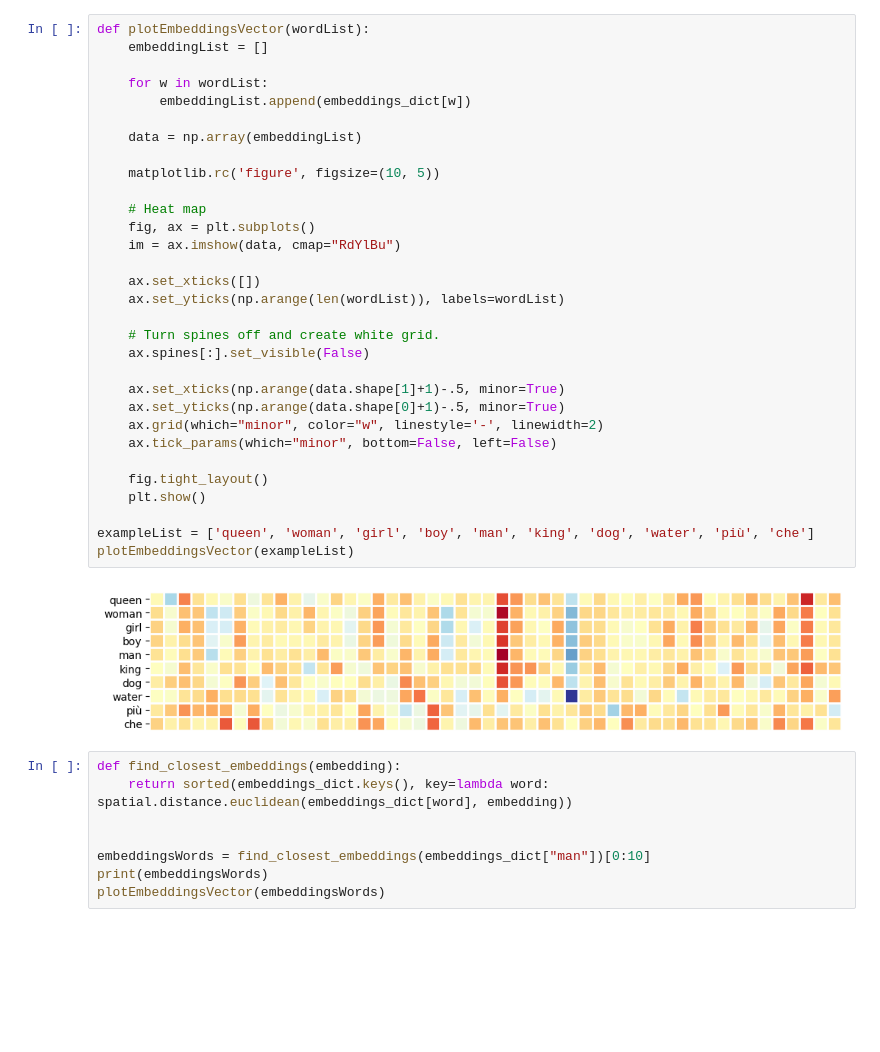
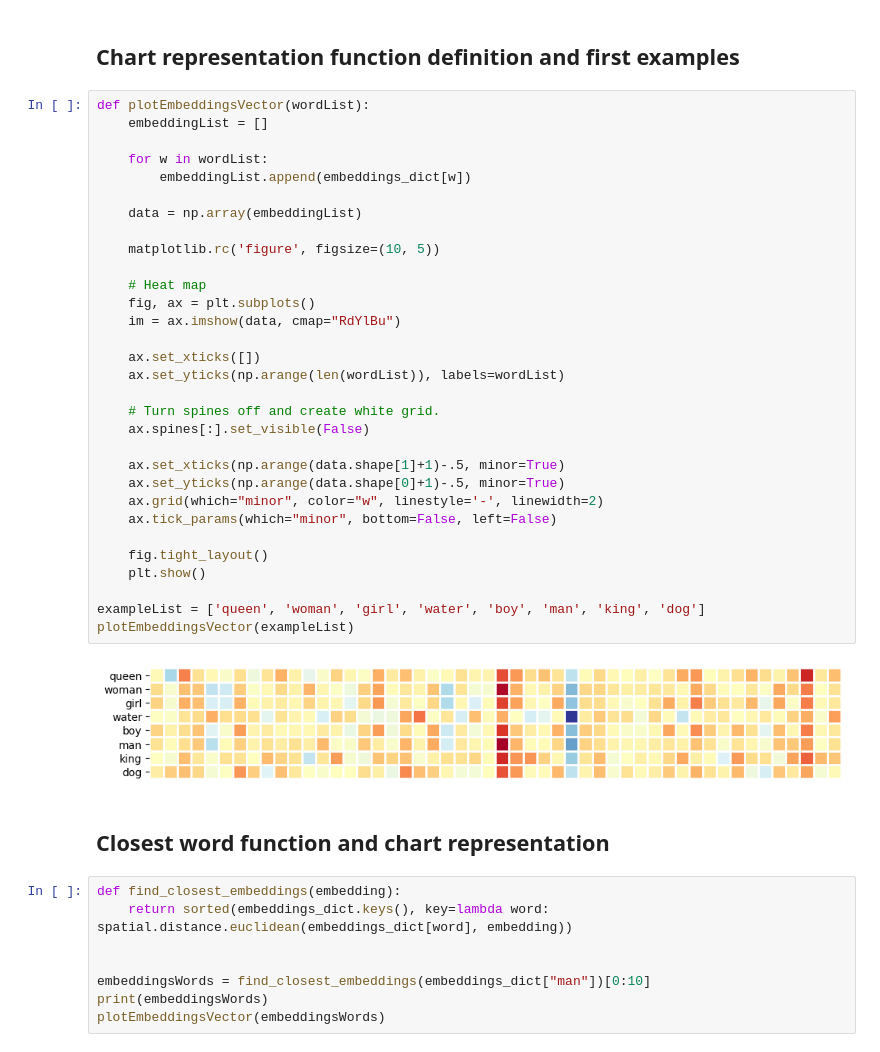
Before and after one commit to turriedoardo/embeddings-test, a Jupyter notebook: GloveVectorsExample.ipynb, the cells around one changed output. Saved outputs shown, nothing was run; the diff lists cells and outputs as text; blank space fills up the shorter version.

```diff
--- a/GloveVectorsExample.ipynb
+++ b/GloveVectorsExample.ipynb
@@ -28,39 +30,43 @@ print(embeddings_dict['king'])
   0.16754   0.34344  -0.25663  -0.8523    0.1661    0.40102   1.1685
  -1.0137   -0.21585  -0.15155   0.78321  -0.91241  -1.6106   -0.64426
  -0.51042 ]
+# %% [markdown]
+## Chart representation function definition and first examples
 # %%
 def plotEmbeddingsVector(wordList):
     embeddingList = []
 
     for w in wordList:
         embeddingList.append(embeddings_dict[w])
 
     data = np.array(embeddingList)
 
     matplotlib.rc('figure', figsize=(10, 5))
 
     # Heat map
     fig, ax = plt.subplots()
     im = ax.imshow(data, cmap="RdYlBu")
 
     ax.set_xticks([])
     ax.set_yticks(np.arange(len(wordList)), labels=wordList)
 
     # Turn spines off and create white grid.
     ax.spines[:].set_visible(False)
 
     ax.set_xticks(np.arange(data.shape[1]+1)-.5, minor=True)
     ax.set_yticks(np.arange(data.shape[0]+1)-.5, minor=True)
     ax.grid(which="minor", color="w", linestyle='-', linewidth=2)
     ax.tick_params(which="minor", bottom=False, left=False)
 
     fig.tight_layout()
     plt.show()
 
-exampleList = ['queen', 'woman', 'girl', 'boy', 'man', 'king', 'dog', 'water', 'più', 'che']
+exampleList = ['queen', 'woman', 'girl', 'water', 'boy', 'man', 'king', 'dog']
 plotEmbeddingsVector(exampleList)
 # %% [output]
-[figure, old version]
+[figure, new version]
+# %% [markdown]
+## Closest word function and chart representation
 # %%
 def find_closest_embeddings(embedding):
     return sorted(embeddings_dict.keys(), key=lambda word: spatial.distance.euclidean(embeddings_dict[word], embedding))
```
Also changed, not shown: parts of 5 cells of this notebook.
